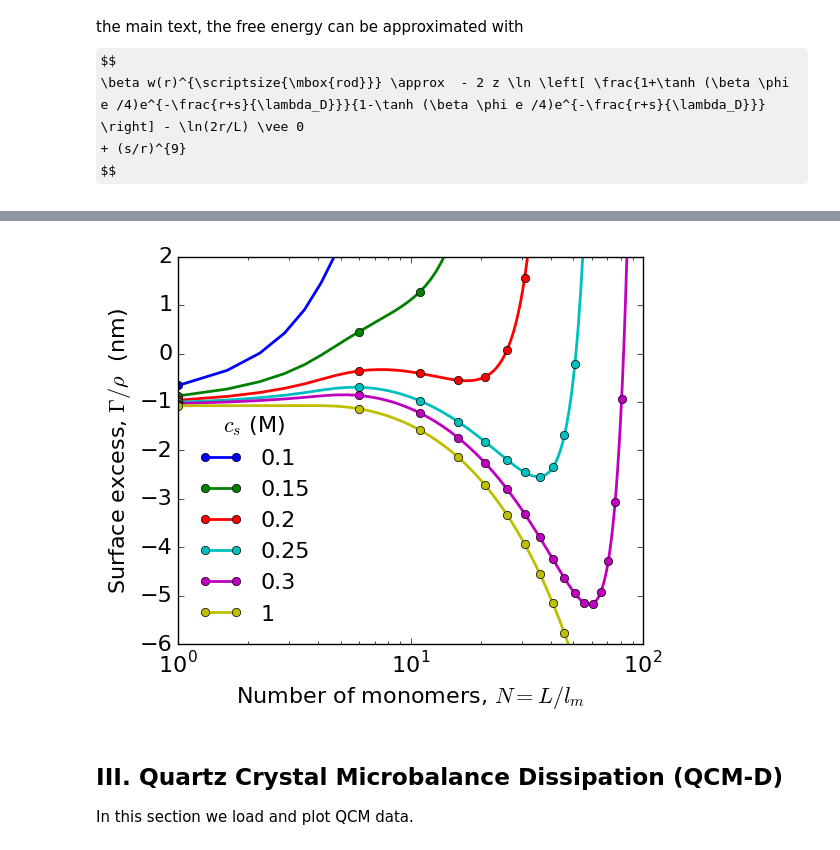
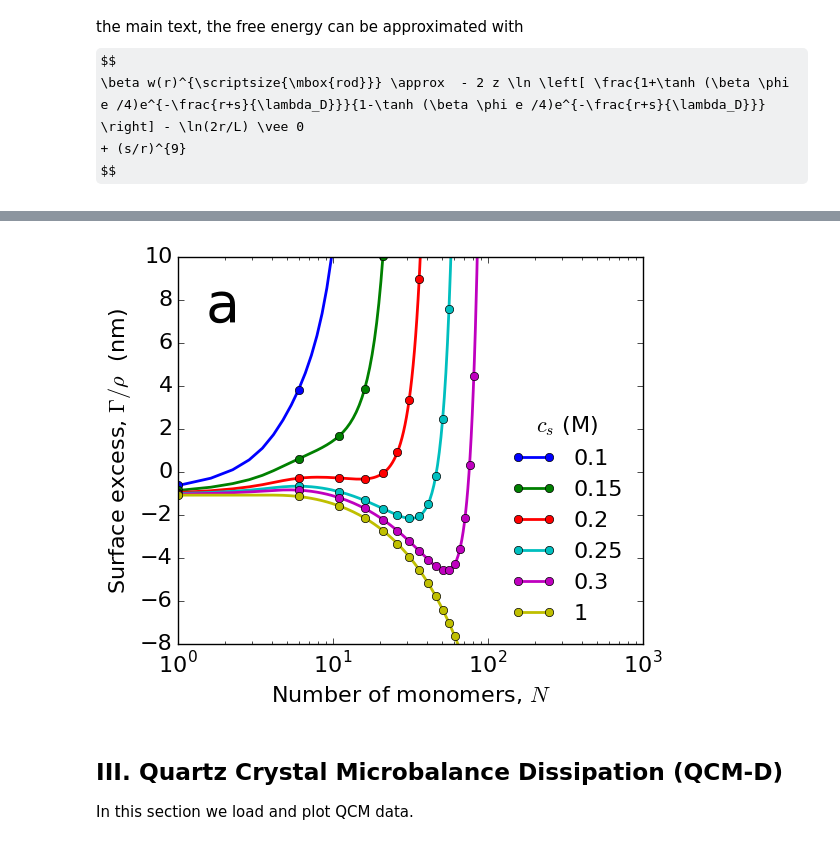
Before and after one commit to mlund/faunus-notebooks, a Jupyter notebook: fibril-surface/notebook.ipynb, the cells around one changed output, grey strips where cells are left out. Drawn from its saved outputs; the diff is of its cells as text; code cells hidden in the pictures; some formulas as TeX source.

```diff
--- a/fibril-surface/notebook.ipynb
+++ b/fibril-surface/notebook.ipynb
@@ -282,7 +286,9 @@ for rho in [266]:
             lD = 3.04/sqrt(salt)  # Debye length (Å)
             phi = 2*asinh( (1/rho)*sqrt(pi*lB/(2*salt*NA*1e-27)) ) # surf. potential (kT/e)
             r = np.arange(s, 400, 0.5)
-            w = -z * phi * np.exp(-(r+s)/lD) + TdS(r,L)
+            #w = -z * phi * np.exp(-(r+s)/lD) + TdS(r,L)
+            w = - 2 * z * np.log( ( 1 + np.tanh( phi / 4 ) * np.exp(-(r+s)/lD) )
+                             / ( 1 - np.tanh( phi / 4 ) * np.exp(-(r+s)/lD) ) ) + TdS(r,L)+ (s/r)**9
             gamma = np.trapz( np.expm1(-w), r  )
             plt.plot(r*0.1, w, label=r'$N=$'+str(N), lw=2)
 
@@ -291,4 +297,5 @@ plt.xlabel('Surface-Fibril Separation, $r$  (nm)')
 plt.ylabel(r'Free energy, $\beta w(r)$')
 plt.xlim((0,35))
 plt.ylim((-4,2))
+plt.show()
 # %% [output]
@@ -297,8 +303,8 @@ plt.ylim((-4,2))
 # %%
 from pylab import cm, imshow, contour, clabel, colorbar
 
-x = np.linspace(0.05,0.3, 221) # salt concentration
-y = np.linspace(1, 40, 160) # number of monomers
+x = np.linspace(0.05,0.45, 221) # salt concentration
+y = np.linspace(1, 100, 160) # number of monomers
 Z = np.ndarray(shape=(y.size,x.size))
 rho = 266
 
@@ -340,34 +351,35 @@ plt.show()
 # %%
 y = np.linspace(1, 100, 160) # number of monomers
 salt = [0.1, 0.15, 0.2, 0.25, 0.3, 1]
 for cs in salt:
     salt = 0.25
     Y = []
     X = []
     for N in y:               # number of monomers
         L = N*lm              # rod length (Å)
         z = zm*N              # rod charge (e)
         lD = 3.04/sqrt(cs)    # Debye length (Å)
         phi = 2*asinh( (1/rho)*sqrt(pi*lB/(2*salt*NA*1e-27)) ) # surf. potential (kT/e)
         r = np.arange(0, 1000, 0.2)
-        w = - 2 * z * np.log( ( 1 + np.tanh( phi / 4 ) * np.exp(-(r+s)/lD) )
-                             / ( 1 - np.tanh( phi / 4 ) * np.exp(-(r+s)/lD) ) ) + TdS(r,L) + (s/r)**9
-        #w = -z * phi * np.exp(-(r+s)/lD) + TdS(r,L) + (s/r)**9
+        #w = - 2 * z * np.log( ( 1 + np.tanh( phi / 4 ) * np.exp(-(r+s)/lD) )
+        #                     / ( 1 - np.tanh( phi / 4 ) * np.exp(-(r+s)/lD) ) ) + TdS(r,L) + (s/r)**9
+        w = -z * phi * np.exp(-(r+s)/lD) + TdS(r,L) + (s/r)**9
         exc = np.trapz( np.expm1(-w), r  )
         Y.append(N)
         X.append(exc*0.1)
     plt.plot(Y,X, label=cs, linestyle='-', marker='o', lw=2, ms=6, markevery = 8)
 
-plt.legend(loc=0,frameon=False, fontsize='medium', title=r'$c_{s}$ (M)')
-plt.ylim(-6,2)
-plt.xlim(1,100)
-plt.xlabel(r'Number of monomers, $N=L/l_m$')
+plt.legend(loc='lower right',frameon=False, fontsize='medium', title=r'$c_{s}$ (M)')
+plt.ylim(-8,10)
+plt.xlim(1,1000)
+plt.xlabel(r'Number of monomers, $N$')
 plt.ylabel(r'Surface excess, $\Gamma/\rho$  (nm)')
 plt.xscale('log')
+plt.text(1.5,7,'a',fontsize=40)
 plt.savefig('linesegment_excess.pdf')
 plt.show()
 # %% [output]
-[figure, old version]
+[figure, new version]
 # %% [markdown]
 ## III. Quartz Crystal Microbalance Dissipation (QCM-D)
 
```
Also changed, not shown: parts of 10 cells of this notebook, 18 other files.
